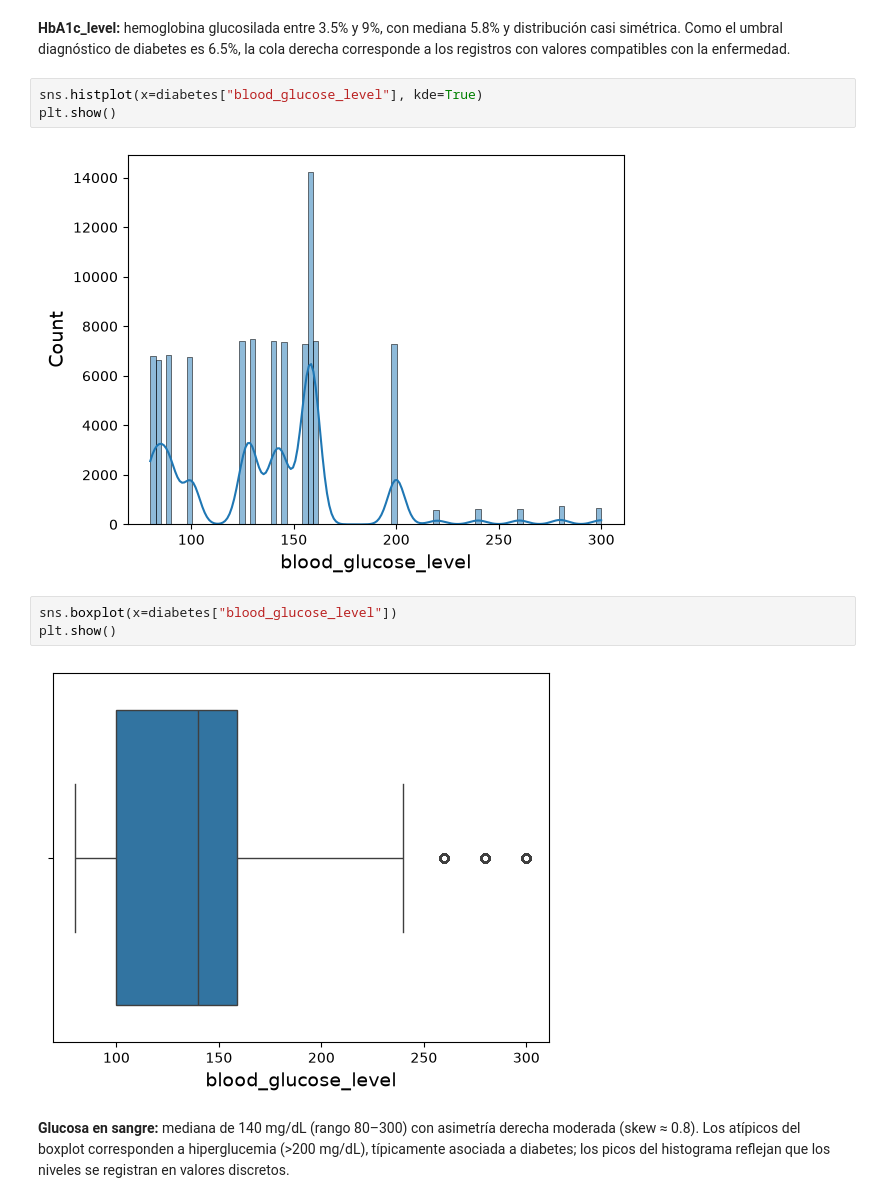
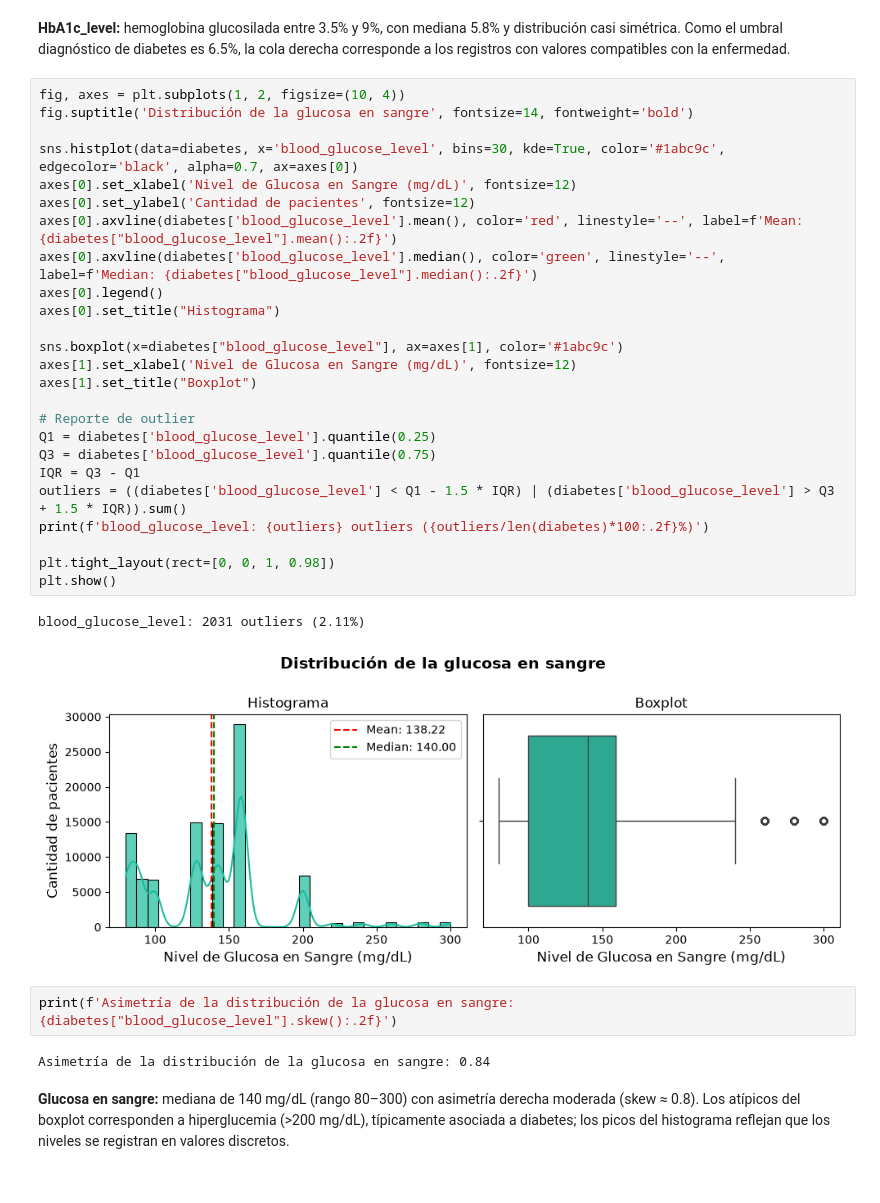
Before and after one commit to JulyAnAr88/mg-datos, a Jupyter notebook: automatizacion-test/proyecto-aprendizaje-automatico.ipynb, the cells around one changed output. Drawn from its saved outputs; the diff is of its cells as text.

```diff
--- a/automatizacion-test/proyecto-aprendizaje-automatico.ipynb
+++ b/automatizacion-test/proyecto-aprendizaje-automatico.ipynb
@@ -314,14 +352,36 @@ plt.show()
 # %% [markdown]
 **HbA1c_level:** hemoglobina glucosilada entre 3.5% y 9%, con mediana 5.8% y distribución casi simétrica. Como el umbral diagnóstico de diabetes es 6.5%, la cola derecha corresponde a los registros con valores compatibles con la enfermedad.
 # %%
-sns.histplot(x=diabetes["blood_glucose_level"], kde=True)
+fig, axes = plt.subplots(1, 2, figsize=(10, 4))
+fig.suptitle('Distribución de la glucosa en sangre', fontsize=14, fontweight='bold')
+
+sns.histplot(data=diabetes, x='blood_glucose_level', bins=30, kde=True, color='#1abc9c', edgecolor='black', alpha=0.7, ax=axes[0])
+axes[0].set_xlabel('Nivel de Glucosa en Sangre (mg/dL)', fontsize=12)
+axes[0].set_ylabel('Cantidad de pacientes', fontsize=12)
+axes[0].axvline(diabetes['blood_glucose_level'].mean(), color='red', linestyle='--', label=f'Mean: {diabetes["blood_glucose_level"].mean():.2f}')
+axes[0].axvline(diabetes['blood_glucose_level'].median(), color='green', linestyle='--', label=f'Median: {diabetes["blood_glucose_level"].median():.2f}')
+axes[0].legend()
+axes[0].set_title("Histograma")
+
+sns.boxplot(x=diabetes["blood_glucose_level"], ax=axes[1], color='#1abc9c')
+axes[1].set_xlabel('Nivel de Glucosa en Sangre (mg/dL)', fontsize=12)
+axes[1].set_title("Boxplot")
+
+# Reporte de outlier
+Q1 = diabetes['blood_glucose_level'].quantile(0.25)
+Q3 = diabetes['blood_glucose_level'].quantile(0.75)
+IQR = Q3 - Q1
+outliers = ((diabetes['blood_glucose_level'] < Q1 - 1.5 * IQR) | (diabetes['blood_glucose_level'] > Q3 + 1.5 * IQR)).sum()
+print(f'blood_glucose_level: {outliers} outliers ({outliers/len(diabetes)*100:.2f}%)')
+
+plt.tight_layout(rect=[0, 0, 1, 0.98])
 plt.show()
 # %% [output]
+blood_glucose_level: 2031 outliers (2.11%)
-[figure, old version]
+[figure, new version]
-# %%
-sns.boxplot(x=diabetes["blood_glucose_level"])
-plt.show()
-# %% [output]
-[figure, removed]
+# %%
+print(f'Asimetría de la distribución de la glucosa en sangre: {diabetes["blood_glucose_level"].skew():.2f}')
+# %% [output]
+Asimetría de la distribución de la glucosa en sangre: 0.84
 # %% [markdown]
 **Glucosa en sangre:** mediana de 140 mg/dL (rango 80–300) con asimetría derecha moderada (skew ≈ 0.8). Los atípicos del boxplot corresponden a hiperglucemia (>200 mg/dL), típicamente asociada a diabetes; los picos del histograma reflejan que los niveles se registran en valores discretos.
```
Also changed, not shown: parts of 43 cells of this notebook.
